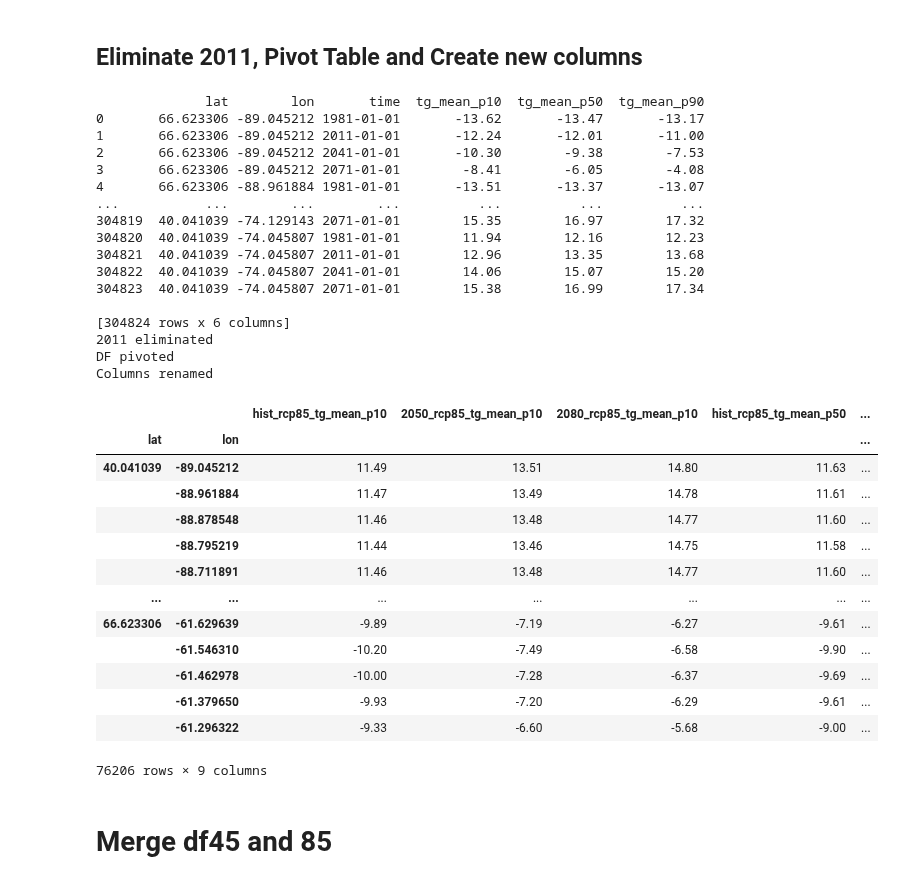
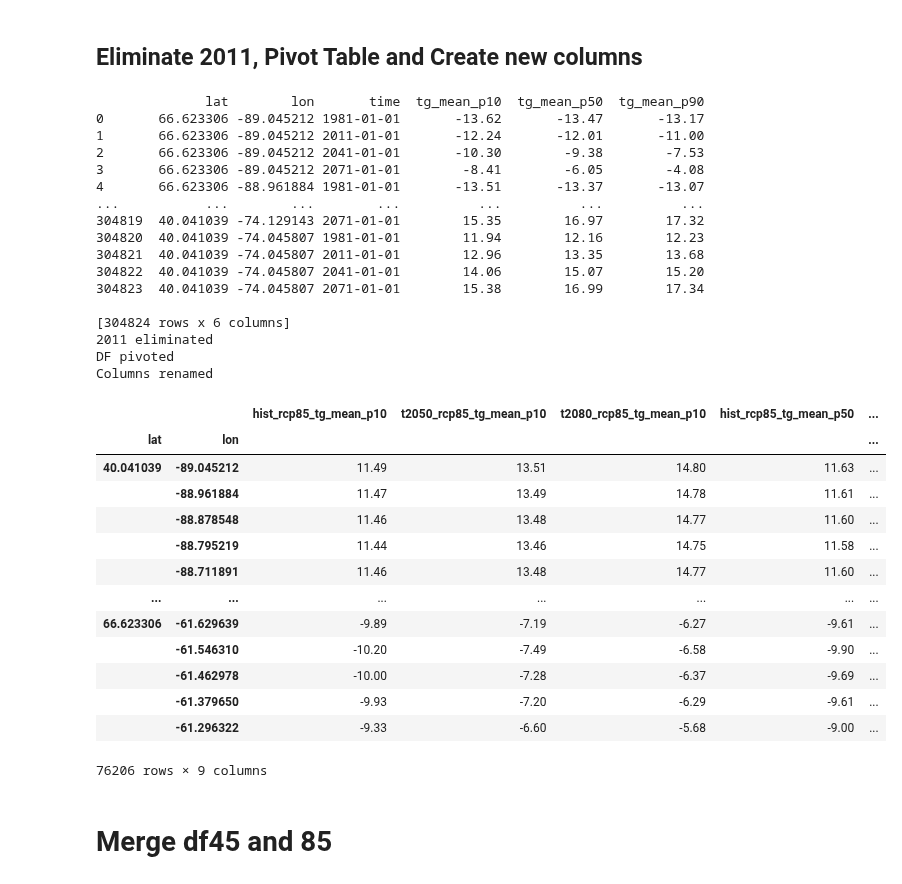
Before and after one commit to marinalopez2110/FistTemplateClimPort, a Jupyter notebook: Creating Maps with Xclim2.ipynb, the cells around one changed output. Drawn from its saved outputs; the diff is of its cells as text; code cells hidden in the pictures.

```diff
--- a/Creating Maps with Xclim2.ipynb
+++ b/Creating Maps with Xclim2.ipynb
@@ -320,34 +320,34 @@ df85C
 # %%
 Region1i85 = df85C.reset_index()
 print (Region1i85)
 Region1i285 = Region1i85[Region1i85.time.dt.year!= 2011]
 print ("2011 eliminated")
 df85f = Region1i285.pivot_table(index=["lat","lon"], columns="time")
 print ("DF pivoted")
 df85f.columns = [year + "rcp85_tg_mean_p"+p
                      for p in ["10", "50", "90"]
-                     for year in ["hist_","2050_", "2080_"]]
+                     for year in ["hist_","t2050_", "t2080_"]]
 print("Columns renamed")
 df85f
 # %% [output]
               lat        lon       time  tg_mean_p10  tg_mean_p50  tg_mean_p90
 0       66.623306 -89.045212 1981-01-01       -13.62       -13.47       -13.17
 1       66.623306 -89.045212 2011-01-01       -12.24       -12.01       -11.00
 2       66.623306 -89.045212 2041-01-01       -10.30        -9.38        -7.53
 3       66.623306 -89.045212 2071-01-01        -8.41        -6.05        -4.08
 4       66.623306 -88.961884 1981-01-01       -13.51       -13.37       -13.07
 ...           ...        ...        ...          ...          ...          ...
 304819  40.041039 -74.129143 2071-01-01        15.35        16.97        17.32
 304820  40.041039 -74.045807 1981-01-01        11.94        12.16        12.23
 304821  40.041039 -74.045807 2011-01-01        12.96        13.35        13.68
 304822  40.041039 -74.045807 2041-01-01        14.06        15.07        15.20
 304823  40.041039 -74.045807 2071-01-01        15.38        16.99        17.34
 
 [304824 rows x 6 columns]
 2011 eliminated
 DF pivoted
 Columns renamed
-|  |  | hist_rcp85_tg_mean_p10 | 2050_rcp85_tg_mean_p10 | 2080_rcp85_tg_mean_p10 | hist_rcp85_tg_mean_p50 | ... |
+|  |  | hist_rcp85_tg_mean_p10 | t2050_rcp85_tg_mean_p10 | t2080_rcp85_tg_mean_p10 | hist_rcp85_tg_mean_p50 | ... |
 | lat | lon |  |  |  |  | ... |
 | 40.041039 | -89.045212 | 11.49 | 13.51 | 14.80 | 11.63 | ... |
 |  | -88.961884 | 11.47 | 13.49 | 14.78 | 11.61 | ... |
```
Also changed, not shown: parts of 6 cells of this notebook.
